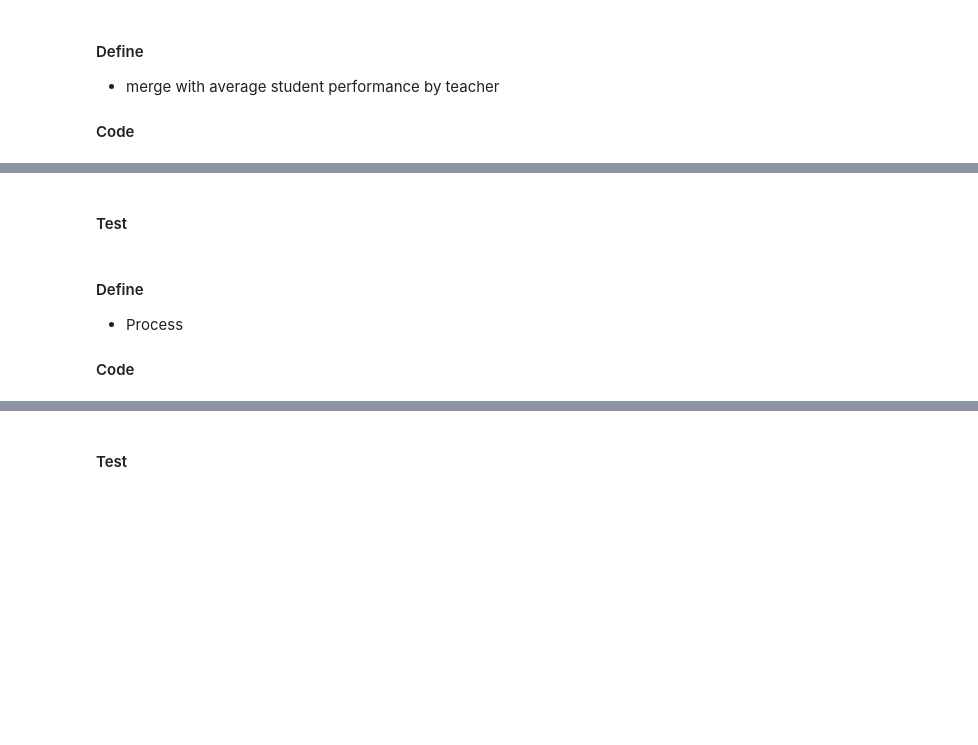
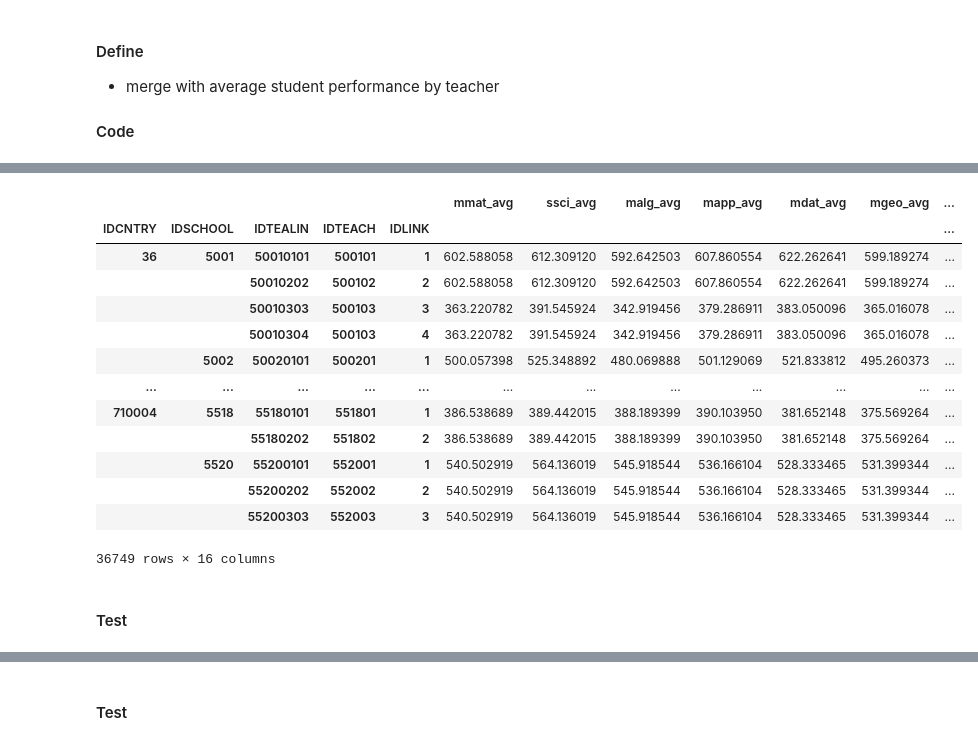
Before and after one commit to sjhaluck/TIMSS-Data-Science, a Jupyter notebook: TIMSS Exploration.ipynb, the cells around one changed output, grey strips where cells are left out. Saved outputs shown, nothing was run; the diff lists cells and outputs as text; code cells hidden in the pictures; blank space fills up the shorter version.

Commit message:
feat: join assessment data for complete math_teach dataframe, majority of data prep for sci_teach dataframe

```diff
--- a/TIMSS Exploration.ipynb
+++ b/TIMSS Exploration.ipynb
@@ -2503,0 +2513,2 @@ Index(['IDCNTRY', 'IDSCHOOL', 'IDTEALIN', 'IDTEACH', 'IDLINK', 'experience',
+# %%
+student = student.set_index(['IDCNTRY','IDSCHOOL','IDCLASS','IDSTUD']).join(stud_ach.set_index(['IDCNTRY','IDSCHOOL','IDCLASS','IDSTUD']).loc[:,[col for col in stud_ach.columns if '_avg' in col]], how='left').reset_index()
@@ -2503,0 +2532,17 @@ Index(['IDCNTRY', 'IDSCHOOL', 'IDTEALIN', 'IDTEACH', 'IDLINK', 'experience',
+# %%
+stud_teach.groupby(['IDCNTRY','IDSCHOOL','IDTEALIN','IDTEACH','IDLINK']).mean().loc[:,[col for col in stud_ach.columns if '_avg' in col]]
+# %% [output]
+|  |  |  |  |  | mmat_avg | ssci_avg | malg_avg | mapp_avg | mdat_avg | mgeo_avg | ... |
+| IDCNTRY | IDSCHOOL | IDTEALIN | IDTEACH | IDLINK |  |  |  |  |  |  | ... |
+| 36 | 5001 | 50010101 | 500101 | 1 | 602.588058 | 612.309120 | 592.642503 | 607.860554 | 622.262641 | 599.189274 | ... |
+|  |  | 50010202 | 500102 | 2 | 602.588058 | 612.309120 | 592.642503 | 607.860554 | 622.262641 | 599.189274 | ... |
+|  |  | 50010303 | 500103 | 3 | 363.220782 | 391.545924 | 342.919456 | 379.286911 | 383.050096 | 365.016078 | ... |
+|  |  | 50010304 | 500103 | 4 | 363.220782 | 391.545924 | 342.919456 | 379.286911 | 383.050096 | 365.016078 | ... |
+|  | 5002 | 50020101 | 500201 | 1 | 500.057398 | 525.348892 | 480.069888 | 501.129069 | 521.833812 | 495.260373 | ... |
+| ... | ... | ... | ... | ... | ... | ... | ... | ... | ... | ... | ... |
+| 710004 | 5518 | 55180101 | 551801 | 1 | 386.538689 | 389.442015 | 388.189399 | 390.103950 | 381.652148 | 375.569264 | ... |
+|  |  | 55180202 | 551802 | 2 | 386.538689 | 389.442015 | 388.189399 | 390.103950 | 381.652148 | 375.569264 | ... |
+|  | 5520 | 55200101 | 552001 | 1 | 540.502919 | 564.136019 | 545.918544 | 536.166104 | 528.333465 | 531.399344 | ... |
+|  |  | 55200202 | 552002 | 2 | 540.502919 | 564.136019 | 545.918544 | 536.166104 | 528.333465 | 531.399344 | ... |
+|  |  | 55200303 | 552003 | 3 | 540.502919 | 564.136019 | 545.918544 | 536.166104 | 528.333465 | 531.399344 | ... |
+36749 rows × 16 columns
@@ -2504,7 +2551,2 @@ Index(['IDCNTRY', 'IDSCHOOL', 'IDTEALIN', 'IDTEACH', 'IDLINK', 'experience',
 # %% [markdown]
 #### Test
-# %% [markdown]
-#### Define
-* Process
-
-#### Code
```
Also changed, not shown: parts of 119 cells of this notebook.
